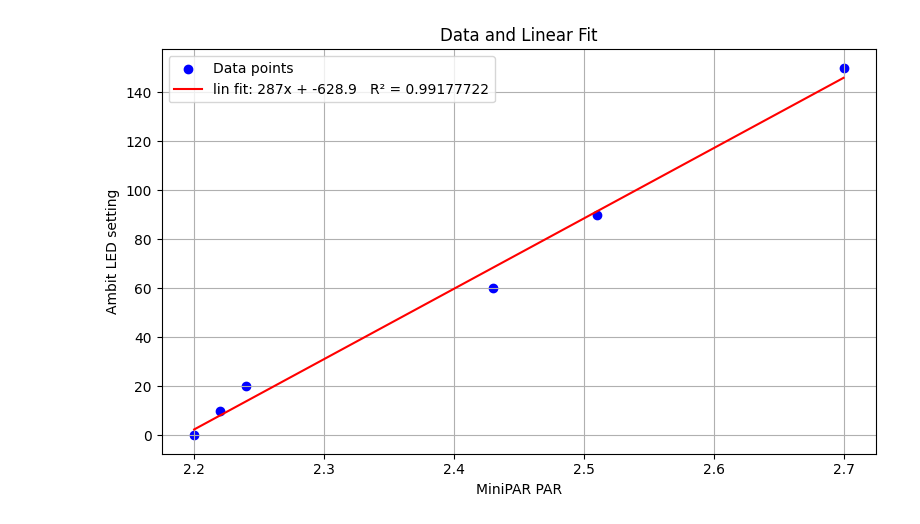
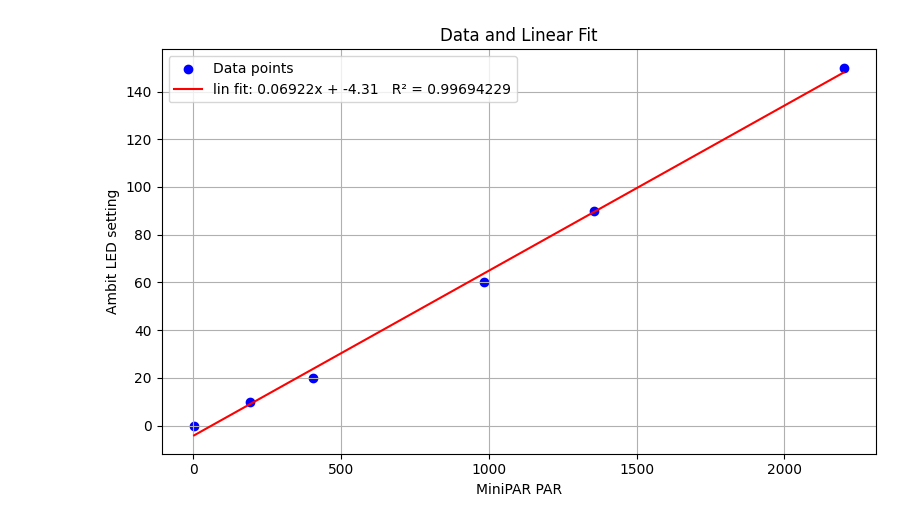
Before and after one commit to Jan-IngenHousz-Institute/miniPar, a Jupyter notebook: Scripts/AmbitCallibration.ipynb, the cells around one changed output. Drawn from its saved outputs; the diff is of its cells as text; code cells hidden in the pictures.

```diff
--- a/Scripts/AmbitCallibration.ipynb
+++ b/Scripts/AmbitCallibration.ipynb
@@ -92,27 +119,26 @@ Old PAR gain: 0.1161, New PAR gain: 0.1901
 # %%
-
 # Callibration of the light emmission of the Ambit LED
 #ambit_reboot(PORT_AMBIT)
 currents = [  10, 20, 60, 90, 150, 0]
 reference_data = []
 sensor_data = []
 for I in currents:
     set_ambit_led(PORT_AMBIT, I)
     time.sleep(0.2)
-    sens_val = get_par_MP(PORT_MINIPAR)
+    sens_val = get_par_MP(PORT_MINIPAR_EMIT)
     reference_data.append(I)
     sensor_data.append(sens_val)
+
+# inspection plot for LED callibration
+y = reference_data
+x = sensor_data
+coeffs = np.polyfit(x, y, 1)
+y_pred = np.polyval(coeffs, x)
+r2 = r_squared(y, y_pred)
+
+plot_data_and_fit(x,y, coeffs, r2, ylabel="Ambit LED setting", xlabel="MiniPAR PAR")
+# %% [output]
+[figure, added]
-# %%
-# inspection plot for LED callibration
-y = reference_data
-x = sensor_data
-coeffs = np.polyfit(x, y, 1)
-y_pred = np.polyval(coeffs, x)
-r2 = r_squared(y, y_pred)
-
-plot_data_and_fit(x,y, coeffs, r2, ylabel="Ambit LED setting", xlabel="MiniPAR PAR")
-# %% [output]
-[figure, removed]
 # %%
 # Upload LED gain calibration to the Ambit
 light_gain = coeffs[0]
```
Also changed, not shown: parts of 10 cells of this notebook.
